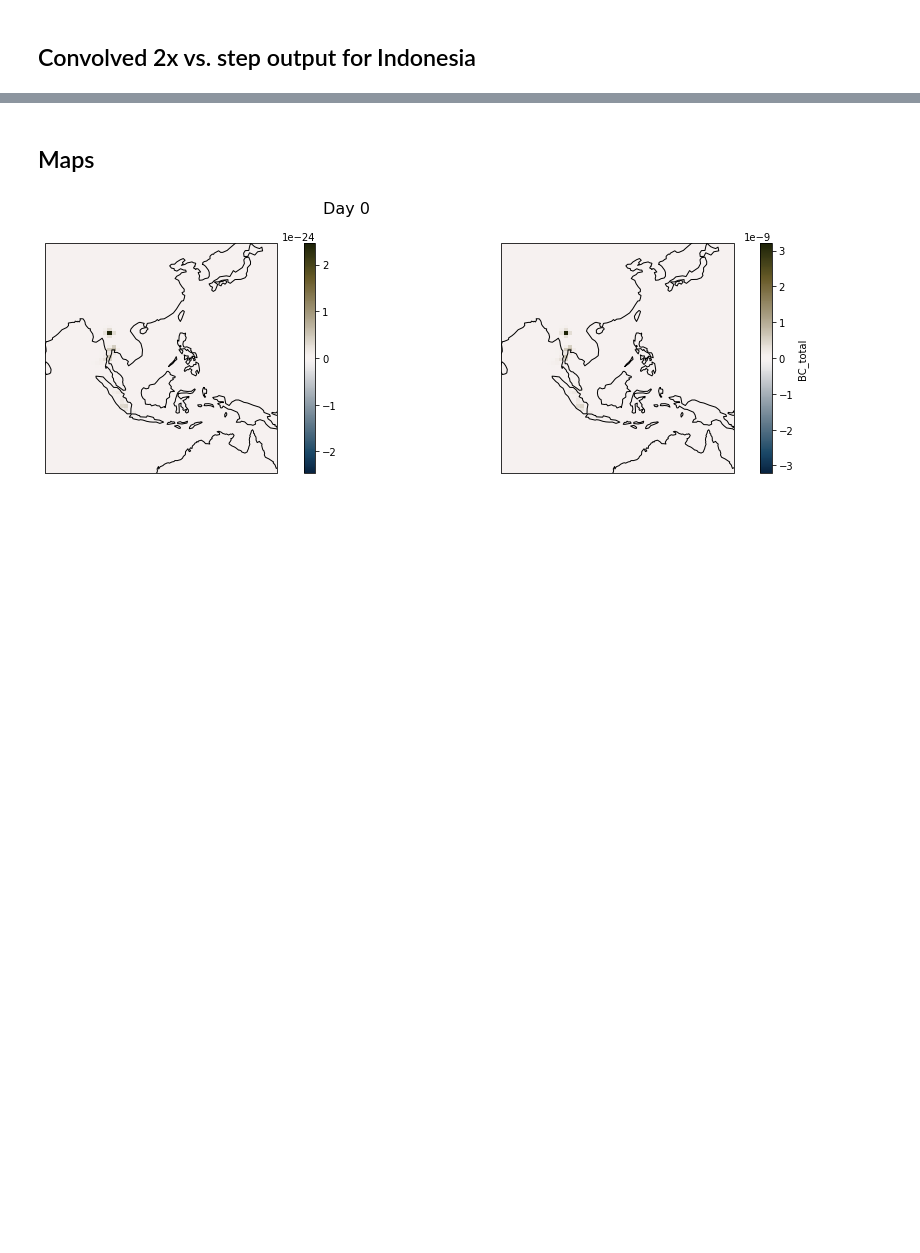
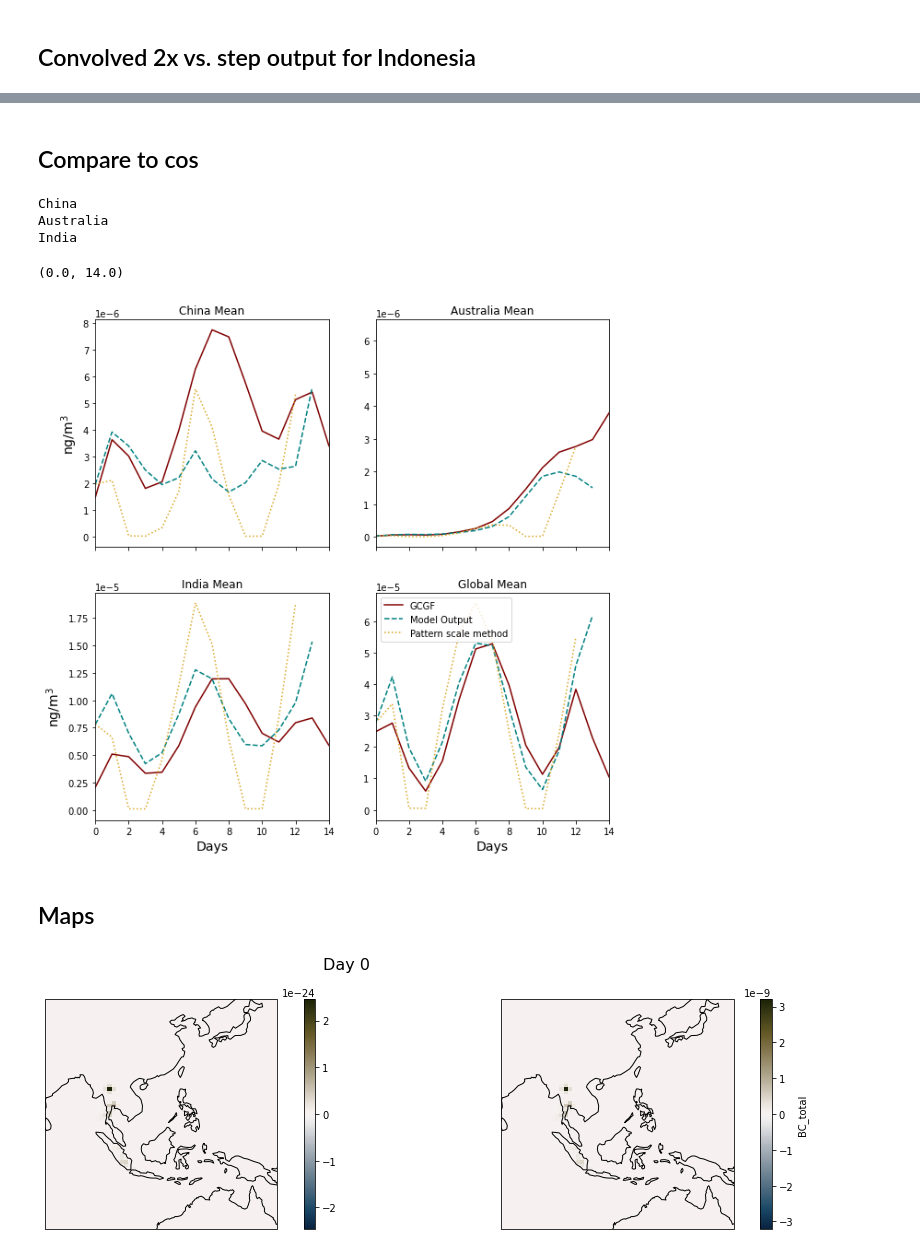
Before and after one commit to lfreese/BC-IRF, a Jupyter notebook: GF_mean_times-plotting.ipynb, the cells around one changed output, grey strips where cells are left out. Saved outputs shown, nothing was run; the diff lists cells and outputs as text; code cells hidden in the pictures; blank space fills up the shorter version.

```diff
--- a/GF_mean_times-plotting.ipynb
+++ b/GF_mean_times-plotting.ipynb
@@ -593,0 +714,2 @@ plt.savefig('figures/paper/GCGF_recreation.png', bbox_inches = 'tight', dpi = 35
+# %% [markdown]
+## Compare to cos
@@ -594,3 +787,79 @@ plt.savefig('figures/paper/GCGF_recreation.png', bbox_inches = 'tight', dpi = 35
+# %%
+conv_viet_cos_ds = np_to_xr(conv_viet_cos, G_lev0, np.array(emis_cos_profile))
+# %%
+indiv_country_conv_cos_ds = {}
+indiv_country_cos_ds = {}
+indiv_src_receptor_ds = {}
+
+indiv_country_conv_cos = {}
+indiv_country_cos = {}
+indiv_src_receptor = {}
+contiguous_mask = {}
+
+country_mask = regionmask.defined_regions.natural_earth_v5_0_0.countries_110
+mask = country_mask.mask(conv_viet_cos_ds, lon_name = 'lon', lat_name = 'lat')
+
+for country_impacted in countries:
+    ## Mask to individual countries
+
+    contiguous_mask[country_impacted] = ~np.isnan(mask)& (mask == country_mask.map_keys(country_impacted))
+    indiv_country_conv_cos_ds[country_impacted] = conv_viet_cos_ds.where(contiguous_mask[country_impacted])
+    indiv_country_cos_ds[country_impacted] = Jan_cos_dif.where(contiguous_mask[country_impacted])
+    indiv_src_receptor_ds[country_impacted] = src_receptor_apprch.where(contiguous_mask[country_impacted])
+
+    a_loc_ds = area_ds['area'].where(contiguous_mask[country_impacted]).fillna(0)
+
+    ##china mean##
+    indiv_country_conv_cos[country_impacted] = indiv_country_conv_cos_ds[country_impacted].weighted(a_loc_ds).mean(dim = ['lat','lon'])
+    indiv_country_cos[country_impacted] = indiv_country_cos_ds[country_impacted].weighted(a_loc_ds).mean(dim = ['lat','lon']).isel(lev = 0)
+    indiv_src_receptor[country_impacted] = indiv_src_receptor_ds[country_impacted].weighted(a_loc_ds).mean(dim = ['lat','lon'])
+    print(country_impacted)
+# %% [output]
+China
+Australia
+India
+# %%
+##global mean##
+full_conv_cos = conv_viet_cos_ds.weighted(area_ds['area']).mean(dim = ['lat','lon'])
+full_cos = Jan_cos_dif.weighted(area_ds['area']).mean(dim = ['lat','lon']).isel(lev = 0)
+# %%
+## compare to the percent change
+Jan_2x_dif['time']= emis_profile['time']
+src_receptor_apprch = (Jan_2x_dif['BC_total'].isel(lev = 0)/emis_profile)
+# %%
+mean_src_receptor_apprch = src_receptor_apprch.weighted(area_ds['area']).mean(dim = ['lat','lon'])
+# %%
+fig, axes = plt.subplots(2,2, figsize = (10,10), sharex = True, sharey = False)
+for ax, country_impacted in zip(axes.ravel(), countries):
+    ax.plot(indiv_country_conv_cos[country_impacted], label = 'GCGF', color = 'maroon')
+    ax.plot(indiv_country_cos[country_impacted]['BC_total'], linestyle = '--', label = 'Model Output', color = 'teal')
+    ax.plot(indiv_src_receptor[country_impacted]*emis_cos_profile, linestyle = ':', label = 'Pattern scale method', color = 'goldenrod')
+    ax.set_title(f'{country_impacted} Mean')
+    ax.set_ylabel(None)
+    ax.set_xlabel(None)
+
+    axes[0,0].set_ylabel('ng/m$^3$', fontsize = 14)
+    axes[1,0].set_ylabel('ng/m$^3$', fontsize = 14)
+    axes[1,0].set_xlabel('Days', fontsize = 14)
+    #ax.legend()
+    ax.set_xlim(0,14)
+
+ax1 = axes[1,1]
+ax1.plot(full_conv_cos, label = 'GCGF', color = 'maroon')
+ax1.plot(full_cos['BC_total'], linestyle = '--', label = 'Model Output', color = 'teal')
+ax1.plot(mean_src_receptor_apprch*emis_cos_profile, linestyle = ':', label = 'Pattern scale method', color = 'goldenrod')
+ax1.legend()
+ax1.set_ylabel(None)
+ax1.set_xlabel('Days', fontsize = 14)
+ax1.set_title('Global Mean')
+ax1.set_xlim(0,14)
+
+
+
+#plt.savefig('figures/paper/GCGF_recreation.png', bbox_inches = 'tight', dpi = 350)
+# %% [output]
+(0.0, 14.0)
+[figure, added]
 # %% [markdown]
 ## Maps
 # %%
```
Also changed, not shown: parts of 30 cells of this notebook, 14 other files.
